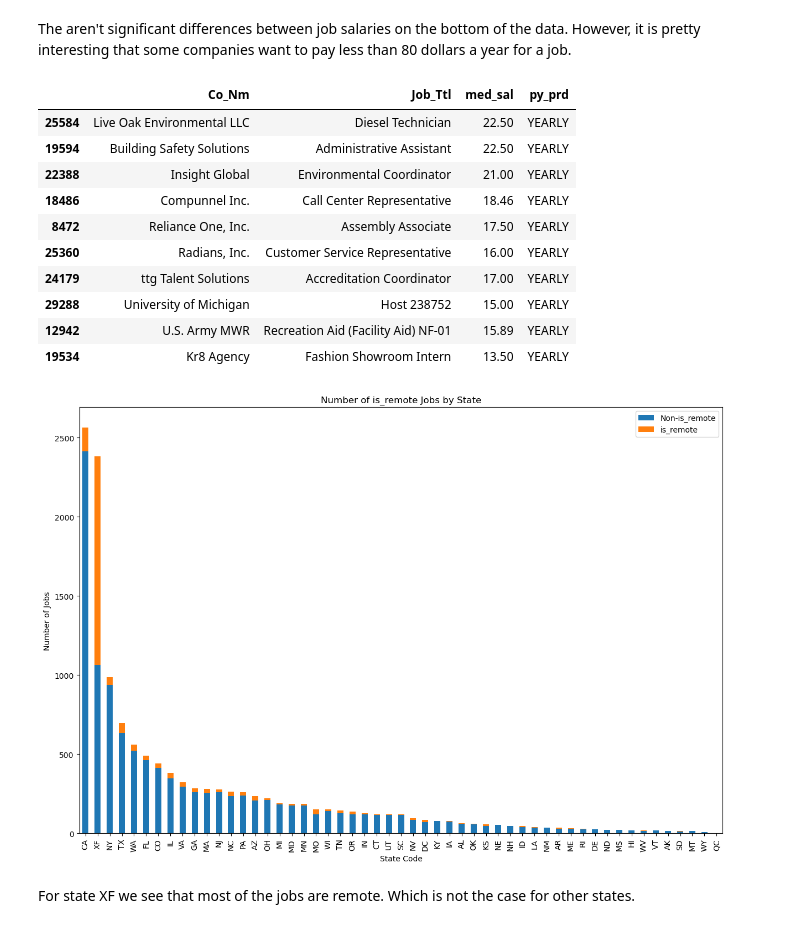
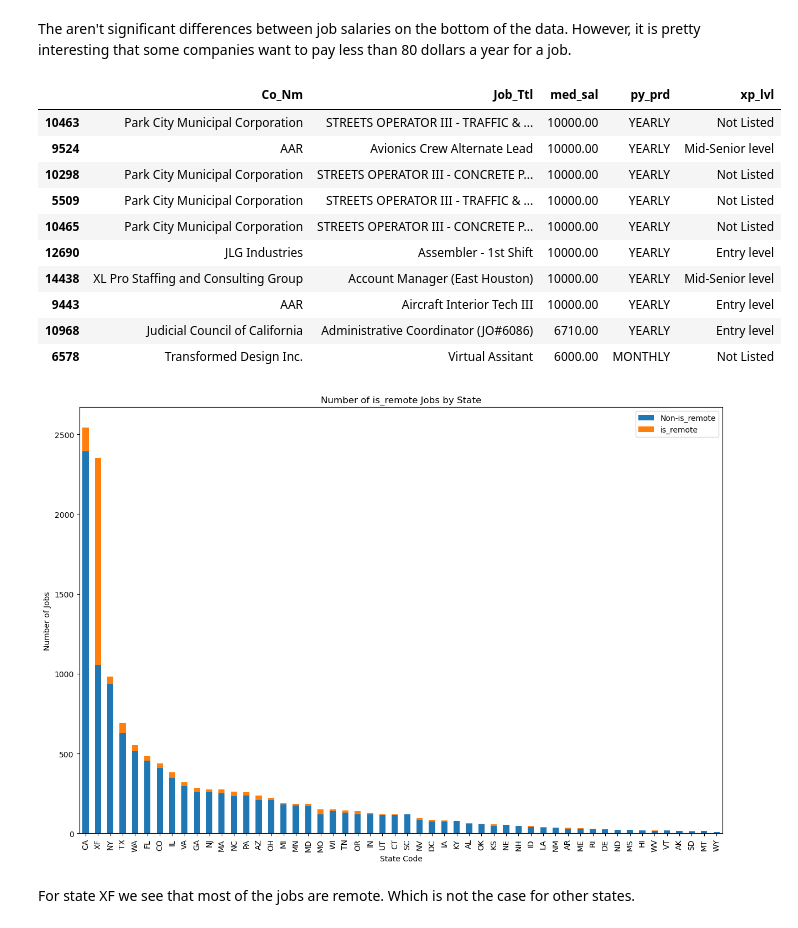
Before and after one commit to Qubi0-0/LinkedInJobSalaryPredict, a Jupyter notebook: jobs_eda.ipynb, the cells around one changed output. Cells and saved outputs as stored; diff of their text form; code cells hidden in the pictures.

```diff
--- a/jobs_eda.ipynb
+++ b/jobs_eda.ipynb
@@ -93,17 +93,23 @@ It seems that job posts are only from US and job state codes refers to US states
 import data_preprocessing as dp
 
 
+
 jobs_with_salary_df = jobs_df[jobs_df['med_sal'] > 0]
-
 
 states = jobs_with_salary_df['st_code'].unique()
 
+
 jobs_with_salary_df_filtered = jobs_with_salary_df[jobs_with_salary_df['py_lstd'] == True]
+
+jobs_with_salary_df_filtered = jobs_with_salary_df_filtered[jobs_with_salary_df_filtered['py_prd'] != 'ONCE']
 
 for col in ['min_sal', 'med_sal', 'max_sal']:
     jobs_with_salary_df_filtered[col] = jobs_with_salary_df_filtered.apply(lambda row: dp.convert_to_yearly(row[col], row['py_prd']), axis=1)
 
+jobs_with_salary_df_filtered['py_prd'] = jobs_with_salary_df_filtered['py_prd'].apply(lambda x: 'YEARLY')
+
 # Remove outliers
+jobs_with_salary_df_filtered = jobs_with_salary_df_filtered[jobs_with_salary_df_filtered['min_sal'] > 5000]
 jobs_with_salary_df_filtered = jobs_with_salary_df_filtered[jobs_with_salary_df_filtered['med_sal'] < 0.5e6]
 
 jobs_with_salary_df.describe()
@@ -191,17 +189,17 @@ plt.show()
 # %% [markdown]
 We don't see significant spike on most paid job offers. That indicates that we succesfully removed outliers.
 # %%
-percent = 0.005
+percent = 0.01
 
 filtered_jobs = jobs_with_salary_df_filtered.copy()
 
-worst_percent_jobs = filtered_jobs.nsmallest(int(len(filtered_jobs) * percent), 'min_sal')
+worst_percent_jobs = filtered_jobs.nsmallest(int(len(filtered_jobs) * percent), 'med_sal')
 
 worst_percent_jobs['Position'] = worst_percent_jobs["st_code"] + ' - ' + worst_percent_jobs['Job_Ttl'] + ' - ' + worst_percent_jobs['Co_Nm']
 
-worst_percent_jobs = worst_percent_jobs.sort_values('min_sal', ascending=False)
+worst_percent_jobs = worst_percent_jobs.sort_values('med_sal', ascending=False)
 
-worst_percent_jobs[['Position', 'min_sal']].plot(kind='bar', x='Position', y='min_sal', figsize=(20, 12))
+worst_percent_jobs[['Position', 'med_sal']].plot(kind='bar', x='Position', y='med_sal', figsize=(20, 12))
 
 plt.title('Top {}% Worst-Paid Jobs and Their Salaries'.format(percent * 100))
 plt.xlabel('Position')
@@ -212,23 +210,23 @@ plt.show()
 # %% [markdown]
 The aren't significant differences between job salaries on the bottom of the data. However, it is pretty interesting that some companies want to pay less than 80 dollars a year for a job.
 # %%
-worst_percent_jobs[['Co_Nm','Job_Ttl', 'med_sal', 'py_prd']].tail(10)
+worst_percent_jobs[['Co_Nm','Job_Ttl', 'med_sal', 'py_prd','xp_lvl']].tail(10)
 # %% [output]
-|  | Co_Nm | Job_Ttl | med_sal | py_prd |
-| 25584 | Live Oak Environmental LLC | Diesel Technician | 22.50 | YEARLY |
-| 19594 | Building Safety Solutions | Administrative Assistant | 22.50 | YEARLY |
-| 22388 | Insight Global | Environmental Coordinator | 21.00 | YEARLY |
-| 18486 | Compunnel Inc. | Call Center Representative | 18.46 | YEARLY |
-| 8472 | Reliance One, Inc. | Assembly Associate | 17.50 | YEARLY |
-| 25360 | Radians, Inc. | Customer Service Representative | 16.00 | YEARLY |
-| 24179 | ttg Talent Solutions | Accreditation Coordinator | 17.00 | YEARLY |
-| 29288 | University of Michigan | Host 238752 | 15.00 | YEARLY |
-| 12942 | U.S. Army MWR | Recreation Aid (Facility Aid) NF-01 | 15.89 | YEARLY |
-| 19534 | Kr8 Agency | Fashion Showroom Intern | 13.50 | YEARLY |
+|  | Co_Nm | Job_Ttl | med_sal | py_prd | xp_lvl |
+| 10463 | Park City Municipal Corporation | STREETS OPERATOR III - TRAFFIC & ... | 10000.00 | YEARLY | Not Listed |
+| 9524 | AAR | Avionics Crew Alternate Lead | 10000.00 | YEARLY | Mid-Senior level |
+| 10298 | Park City Municipal Corporation | STREETS OPERATOR III - CONCRETE P... | 10000.00 | YEARLY | Not Listed |
+| 5509 | Park City Municipal Corporation | STREETS OPERATOR III - TRAFFIC & ... | 10000.00 | YEARLY | Not Listed |
+| 10465 | Park City Municipal Corporation | STREETS OPERATOR III - CONCRETE P... | 10000.00 | YEARLY | Not Listed |
+| 12690 | JLG Industries | Assembler - 1st Shift | 10000.00 | YEARLY | Entry level |
+| 14438 | XL Pro Staffing and Consulting Group | Account Manager (East Houston) | 10000.00 | YEARLY | Mid-Senior level |
+| 9443 | AAR | Aircraft Interior Tech III | 10000.00 | YEARLY | Entry level |
+| 10968 | Judicial Council of California | Administrative Coordinator (JO#6086) | 6710.00 | YEARLY | Entry level |
+| 6578 | Transformed Design Inc. | Virtual Assitant | 6000.00 | MONTHLY | Not Listed |
 # %%
 plot_remote_jobs_by_state(jobs_with_salary_df_filtered)
 # %% [output]
-[figure, old version]
+[figure, new version]
 # %% [markdown]
 For state XF we see that most of the jobs are remote. Which is not the case for other states.
 # %%
```
Also changed, not shown: parts of 4 cells of this notebook.
